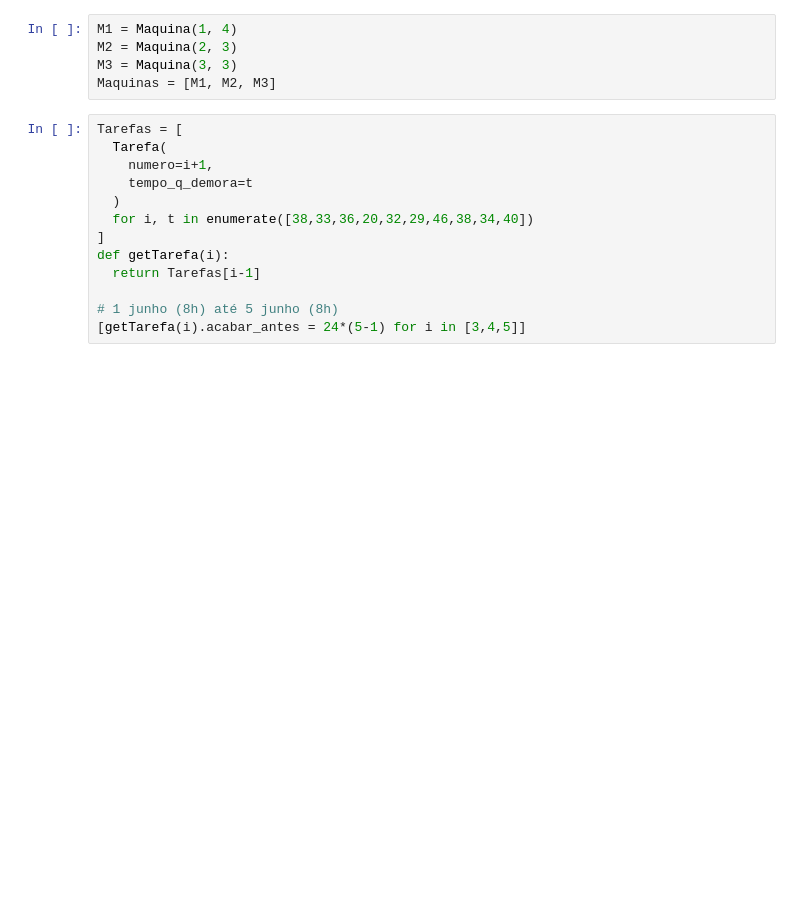
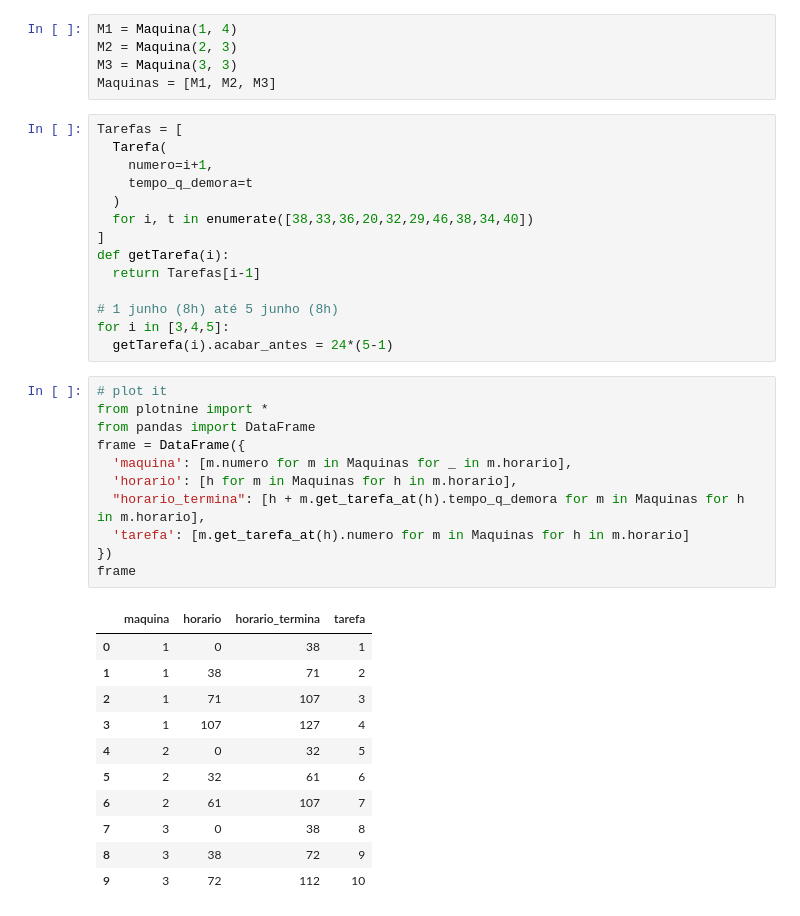
Before and after one commit to kardecallan566/Trab_grup_OH, a Jupyter notebook: notebooks/rascunho.ipynb, the cells around one changed output. Saved outputs shown, nothing was run; the diff lists cells and outputs as text; blank space fills up the shorter version.

```diff
--- a/notebooks/rascunho.ipynb
+++ b/notebooks/rascunho.ipynb
@@ -57,4 +57,28 @@ def getTarefa(i):
   return Tarefas[i-1]
 
 # 1 junho (8h) até 5 junho (8h)
-[getTarefa(i).acabar_antes = 24*(5-1) for i in [3,4,5]]
+for i in [3,4,5]:
+  getTarefa(i).acabar_antes = 24*(5-1)
+# %%
+# plot it
+from plotnine import *
+from pandas import DataFrame
+frame = DataFrame({
+  'maquina': [m.numero for m in Maquinas for _ in m.horario],
+  'horario': [h for m in Maquinas for h in m.horario],
+  "horario_termina": [h + m.get_tarefa_at(h).tempo_q_demora for m in Maquinas for h in m.horario],
+  'tarefa': [m.get_tarefa_at(h).numero for m in Maquinas for h in m.horario]
+})
+frame
+# %% [output]
+|  | maquina | horario | horario_termina | tarefa |
+| 0 | 1 | 0 | 38 | 1 |
+| 1 | 1 | 38 | 71 | 2 |
+| 2 | 1 | 71 | 107 | 3 |
+| 3 | 1 | 107 | 127 | 4 |
+| 4 | 2 | 0 | 32 | 5 |
+| 5 | 2 | 32 | 61 | 6 |
+| 6 | 2 | 61 | 107 | 7 |
+| 7 | 3 | 0 | 38 | 8 |
+| 8 | 3 | 38 | 72 | 9 |
+| 9 | 3 | 72 | 112 | 10 |
```
Also changed, not shown: parts of 2 cells of this notebook, 2 other files.
